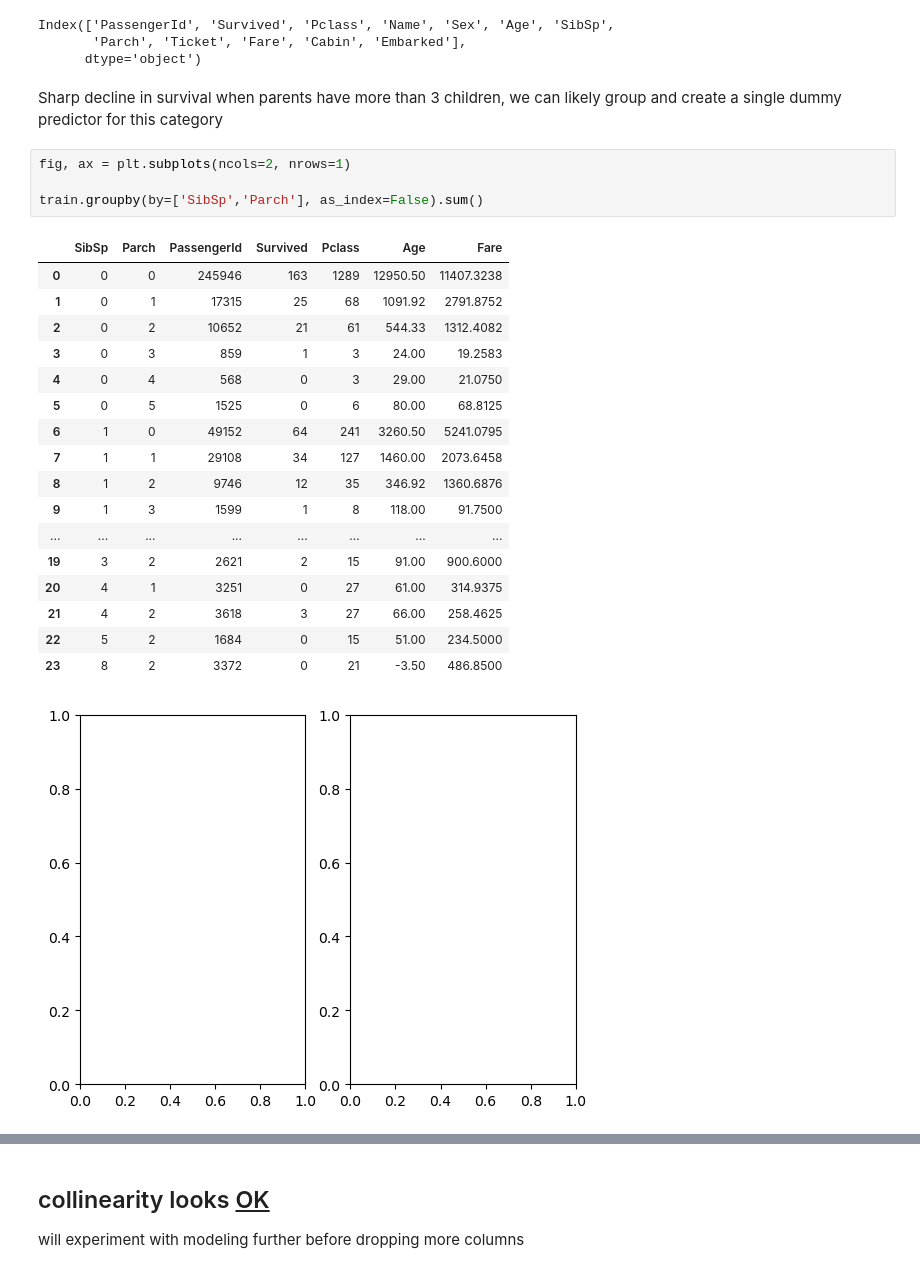
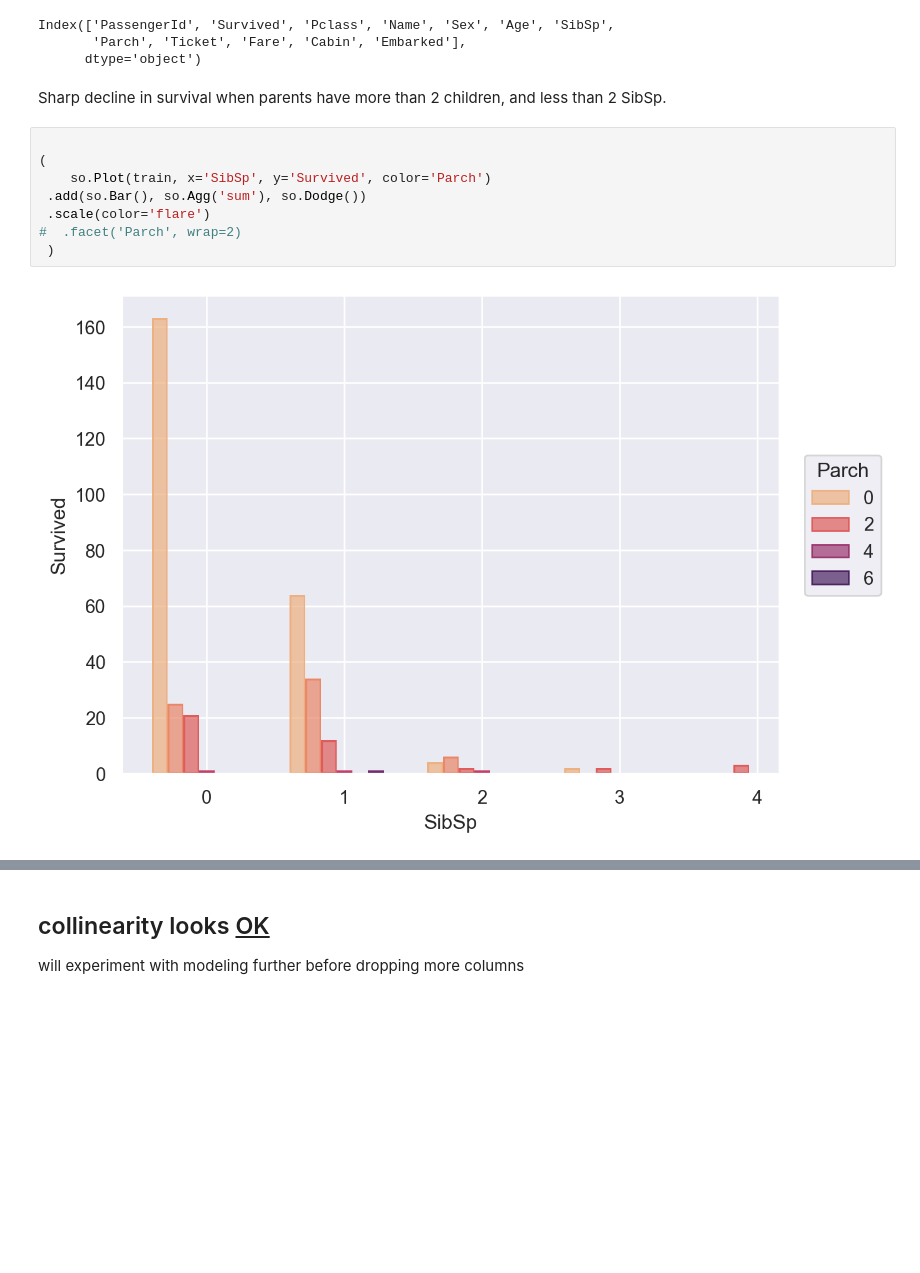
Before and after one commit to Mschaid/kg_workflow, a Jupyter notebook: notebooks/EDA.ipynb, the cells around one changed output, grey strips where cells are left out. Saved outputs shown, nothing was run; the diff lists cells and outputs as text; blank space fills up the shorter version.

```diff
--- a/notebooks/EDA.ipynb
+++ b/notebooks/EDA.ipynb
@@ -20,29 +33,16 @@ Index(['PassengerId', 'Survived', 'Pclass', 'Name', 'Sex', 'Age', 'SibSp',
        'Parch', 'Ticket', 'Fare', 'Cabin', 'Embarked'],
       dtype='object')
 # %% [markdown]
-Sharp decline in survival when parents have more than 3 children, we can likely group and create a single dummy predictor for this category
+Sharp decline in survival when parents have more than 2 children, and less than 2 SibSp.
-# %%
-fig, ax = plt.subplots(ncols=2, nrows=1)
-
-train.groupby(by=['SibSp','Parch'], as_index=False).sum()
-# %% [output]
-|  | SibSp | Parch | PassengerId | Survived | Pclass | Age | Fare |
-| 0 | 0 | 0 | 245946 | 163 | 1289 | 12950.50 | 11407.3238 |
-| 1 | 0 | 1 | 17315 | 25 | 68 | 1091.92 | 2791.8752 |
-| 2 | 0 | 2 | 10652 | 21 | 61 | 544.33 | 1312.4082 |
-| 3 | 0 | 3 | 859 | 1 | 3 | 24.00 | 19.2583 |
-| 4 | 0 | 4 | 568 | 0 | 3 | 29.00 | 21.0750 |
-| 5 | 0 | 5 | 1525 | 0 | 6 | 80.00 | 68.8125 |
-| 6 | 1 | 0 | 49152 | 64 | 241 | 3260.50 | 5241.0795 |
-| 7 | 1 | 1 | 29108 | 34 | 127 | 1460.00 | 2073.6458 |
-| 8 | 1 | 2 | 9746 | 12 | 35 | 346.92 | 1360.6876 |
-| 9 | 1 | 3 | 1599 | 1 | 8 | 118.00 | 91.7500 |
-| ... | ... | ... | ... | ... | ... | ... | ... |
-| 19 | 3 | 2 | 2621 | 2 | 15 | 91.00 | 900.6000 |
-| 20 | 4 | 1 | 3251 | 0 | 27 | 61.00 | 314.9375 |
-| 21 | 4 | 2 | 3618 | 3 | 27 | 66.00 | 258.4625 |
-| 22 | 5 | 2 | 1684 | 0 | 15 | 51.00 | 234.5000 |
-| 23 | 8 | 2 | 3372 | 0 | 21 | -3.50 | 486.8500 |
-[figure, removed]
+# %%
+
+(
+    so.Plot(train, x='SibSp', y='Survived', color='Parch')
+ .add(so.Bar(), so.Agg('sum'), so.Dodge())
+ .scale(color='flare')
+#  .facet('Parch', wrap=2)
+ )
+# %% [output]
+[figure, added]
 # %%
 def process_data(df):
```
Also changed, not shown: parts of 16 cells of this notebook, 2 other files.
